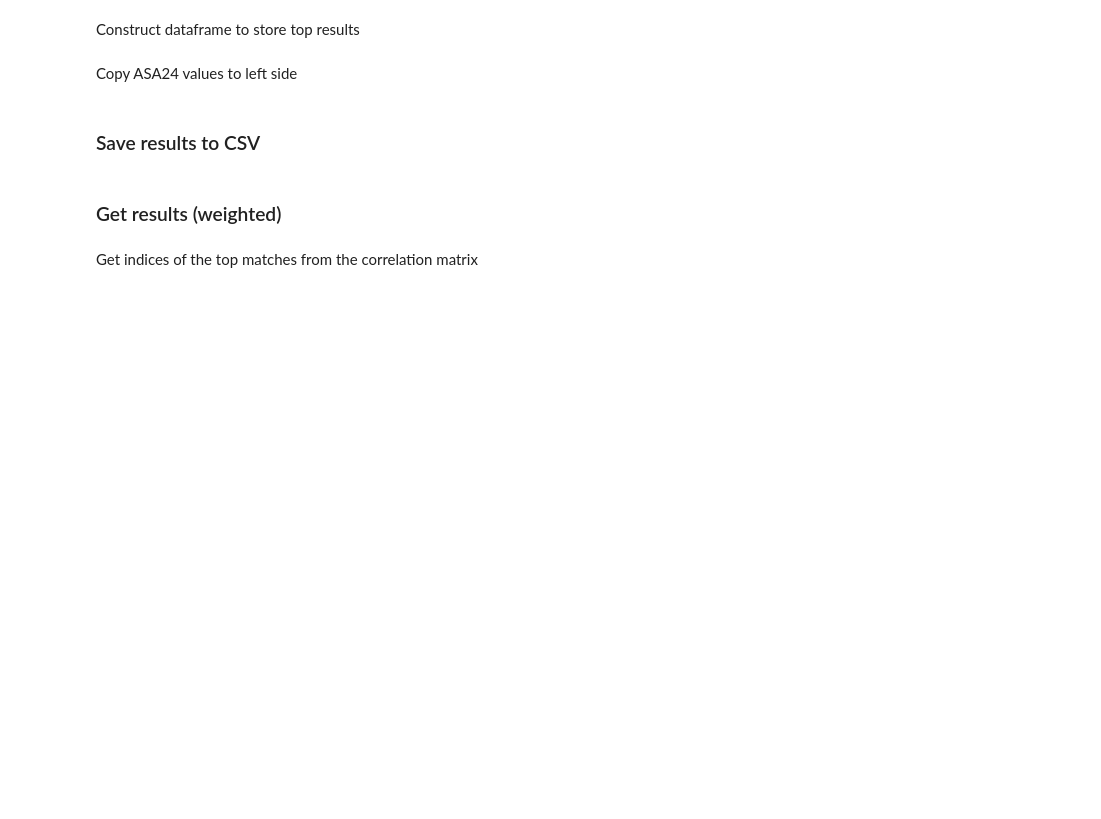
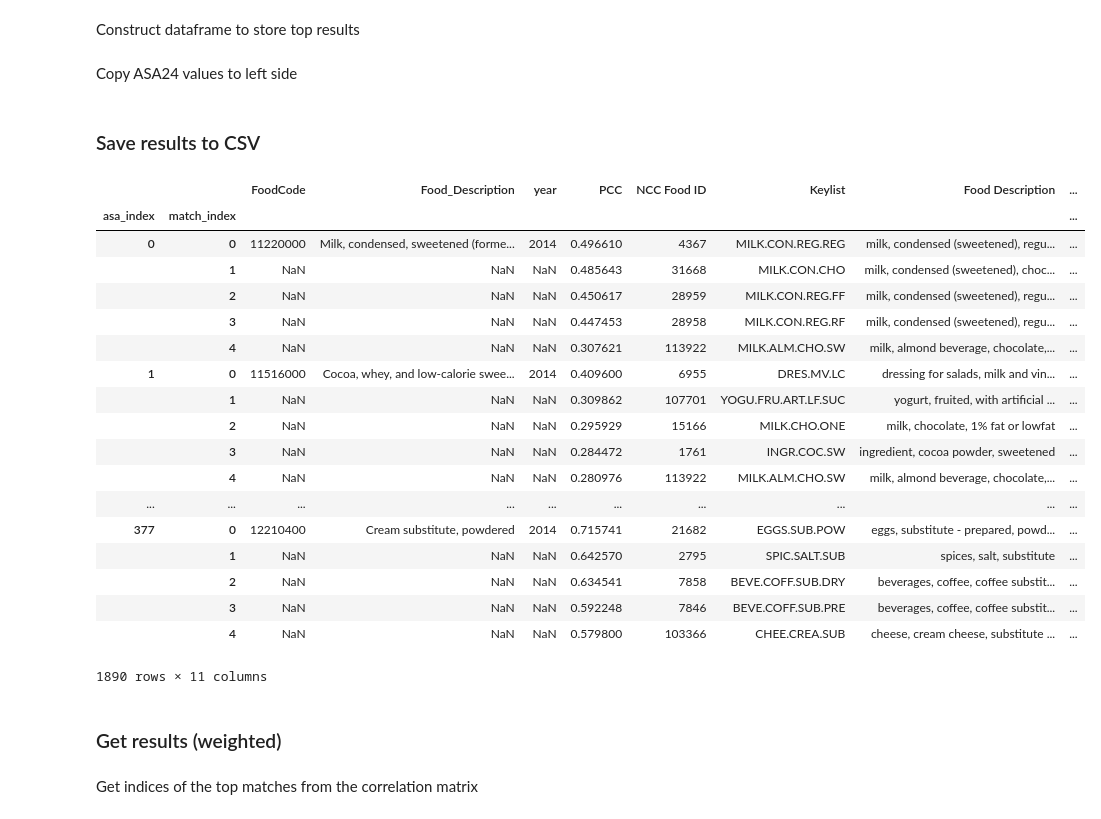
Before and after one commit to IBPA/dairy_matching, a Jupyter notebook: scripts/matching_pcc.ipynb, the cells around one changed output. Drawn from its saved outputs; the diff is of its cells as text; code cells hidden in the pictures; blank space fills up the shorter version.

```diff
--- a/scripts/matching_pcc.ipynb
+++ b/scripts/matching_pcc.ipynb
@@ -146,2 +141,2 @@ tf_idf_B
 # %%
-pd.DataFrame(cosine_similarity(tf_idf_A,tf_idf_B))
+tf_idf_sim = np.array(cosine_similarity(tf_idf_A,tf_idf_B))
@@ -240,13 +205,14 @@ Combine the string matching similarity and PCC
 # %%
 # combined_sim = lev_sim + corr
-combined_sim = np.minimum(lev_sim,corr)
+# combined_sim = np.minimum(lev_sim,corr)
+combined_sim = tf_idf_sim
 # %% [markdown]
 Get indices of the top matches from the correlation matrix
 # %%
 TOP = 5 # set the number of matches to return
 
-indices_top = np.argsort(-corr,axis=1,)[:,:TOP]
-pcc_top = np.sort(-corr,axis=1,)[:,:TOP]
+indices_top = np.argsort(-combined_sim,axis=1,)[:,:TOP]
+pcc_top = np.sort(-combined_sim,axis=1,)[:,:TOP]
 # %% [markdown]
 Construct dataframe to store top results
 # %%
@@ -280,4 +246,26 @@ results_top.to_csv(path,sep='\t')
 desc_only_cols = ['FoodCode','Food_Description','year','PCC','NCC Food ID','Keylist','Food Description','Short Food Description','Food Type','Lactose (g)','variation']
 # %%
 results_top_desc_only = results_top[desc_only_cols]
+# %%
+results_top_desc_only
+# %% [output]
+|  |  | FoodCode | Food_Description | year | PCC | NCC Food ID | Keylist | Food Description | ... |
+| asa_index | match_index |  |  |  |  |  |  |  | ... |
+| 0 | 0 | 11220000 | Milk, condensed, sweetened (forme... | 2014 | 0.496610 | 4367 | MILK.CON.REG.REG | milk, condensed (sweetened), regu... | ... |
+|  | 1 | NaN | NaN | NaN | 0.485643 | 31668 | MILK.CON.CHO | milk, condensed (sweetened), choc... | ... |
+|  | 2 | NaN | NaN | NaN | 0.450617 | 28959 | MILK.CON.REG.FF | milk, condensed (sweetened), regu... | ... |
+|  | 3 | NaN | NaN | NaN | 0.447453 | 28958 | MILK.CON.REG.RF | milk, condensed (sweetened), regu... | ... |
+|  | 4 | NaN | NaN | NaN | 0.307621 | 113922 | MILK.ALM.CHO.SW | milk, almond beverage, chocolate,... | ... |
+| 1 | 0 | 11516000 | Cocoa, whey, and low-calorie swee... | 2014 | 0.409600 | 6955 | DRES.MV.LC | dressing for salads, milk and vin... | ... |
+|  | 1 | NaN | NaN | NaN | 0.309862 | 107701 | YOGU.FRU.ART.LF.SUC | yogurt, fruited, with artificial ... | ... |
+|  | 2 | NaN | NaN | NaN | 0.295929 | 15166 | MILK.CHO.ONE | milk, chocolate, 1% fat or lowfat | ... |
+|  | 3 | NaN | NaN | NaN | 0.284472 | 1761 | INGR.COC.SW | ingredient, cocoa powder, sweetened | ... |
+|  | 4 | NaN | NaN | NaN | 0.280976 | 113922 | MILK.ALM.CHO.SW | milk, almond beverage, chocolate,... | ... |
+| ... | ... | ... | ... | ... | ... | ... | ... | ... | ... |
+| 377 | 0 | 12210400 | Cream substitute, powdered | 2014 | 0.715741 | 21682 | EGGS.SUB.POW | eggs, substitute - prepared, powd... | ... |
+|  | 1 | NaN | NaN | NaN | 0.642570 | 2795 | SPIC.SALT.SUB | spices, salt, substitute | ... |
+|  | 2 | NaN | NaN | NaN | 0.634541 | 7858 | BEVE.COFF.SUB.DRY | beverages, coffee, coffee substit... | ... |
+|  | 3 | NaN | NaN | NaN | 0.592248 | 7846 | BEVE.COFF.SUB.PRE | beverages, coffee, coffee substit... | ... |
+|  | 4 | NaN | NaN | NaN | 0.579800 | 103366 | CHEE.CREA.SUB | cheese, cream cheese, substitute ... | ... |
+1890 rows × 11 columns
 # %%
```
Also changed, not shown: parts of 42 cells of this notebook.
